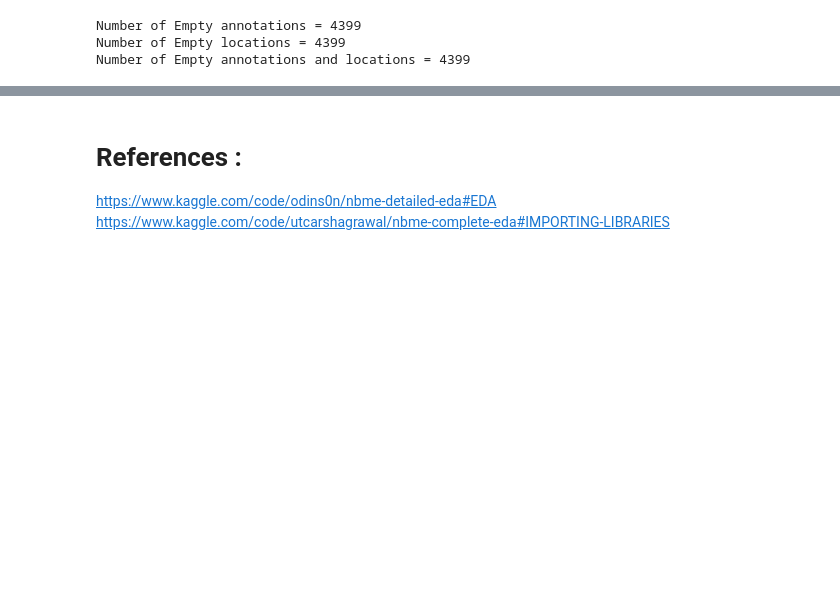
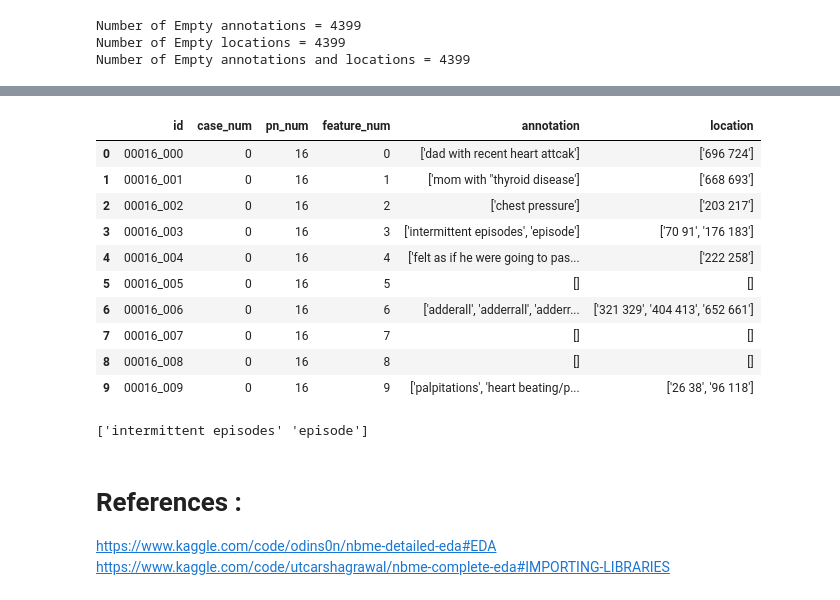
Before and after one commit to blackJJW/Kaggle, a Jupyter notebook: NBME-Score_Clinical_Patient_Notes/nbme-eda.ipynb, the cells around one changed output, grey strips where cells are left out. Saved outputs shown, nothing was run; the diff lists cells and outputs as text; code cells hidden in the pictures; blank space fills up the shorter version.

```diff
--- a/NBME-Score_Clinical_Patient_Notes/nbme-eda.ipynb
+++ b/NBME-Score_Clinical_Patient_Notes/nbme-eda.ipynb
@@ -322,3 +371,26 @@ Number of Empty annotations and locations = 4399
+# %%
+train[:10]
+# %% [output]
+|  | id | case_num | pn_num | feature_num | annotation | location |
+| 0 | 00016_000 | 0 | 16 | 0 | ['dad with recent heart attcak'] | ['696 724'] |
+| 1 | 00016_001 | 0 | 16 | 1 | ['mom with "thyroid disease'] | ['668 693'] |
+| 2 | 00016_002 | 0 | 16 | 2 | ['chest pressure'] | ['203 217'] |
+| 3 | 00016_003 | 0 | 16 | 3 | ['intermittent episodes', 'episode'] | ['70 91', '176 183'] |
+| 4 | 00016_004 | 0 | 16 | 4 | ['felt as if he were going to pas... | ['222 258'] |
+| 5 | 00016_005 | 0 | 16 | 5 | [] | [] |
+| 6 | 00016_006 | 0 | 16 | 6 | ['adderall', 'adderrall', 'adderr... | ['321 329', '404 413', '652 661'] |
+| 7 | 00016_007 | 0 | 16 | 7 | [] | [] |
+| 8 | 00016_008 | 0 | 16 | 8 | [] | [] |
+| 9 | 00016_009 | 0 | 16 | 9 | ['palpitations', 'heart beating/p... | ['26 38', '96 118'] |
+# %%
+e = []
+r = []
+l = ['intermittent episodes', 'episode']
+e.append(np.array(l))
+e.append(np.array(r))
+print(e[0])
+# %% [output]
+['intermittent episodes' 'episode']
 # %% [markdown]
 # References :
 https://www.kaggle.com/code/odins0n/nbme-detailed-eda#EDA
```
Also changed, not shown: parts of 15 cells of this notebook.
